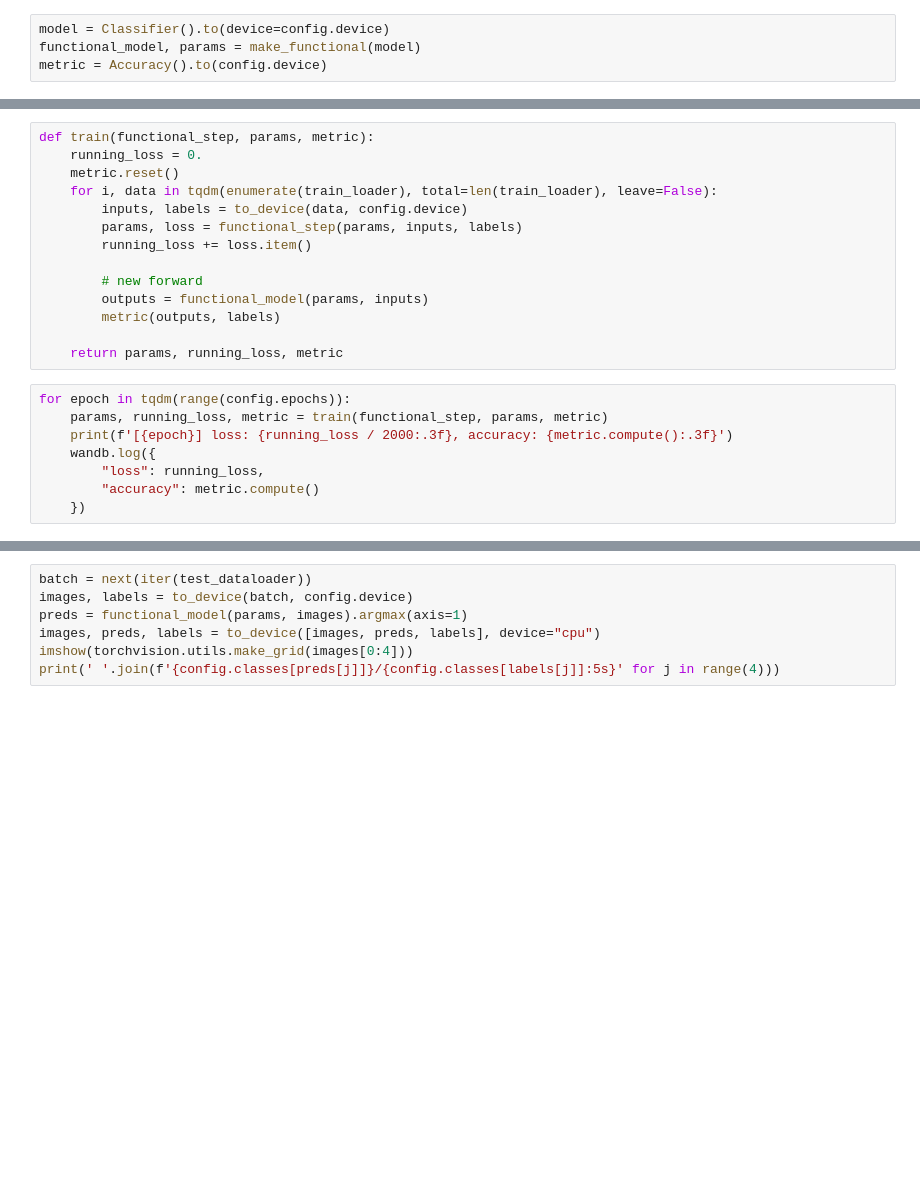
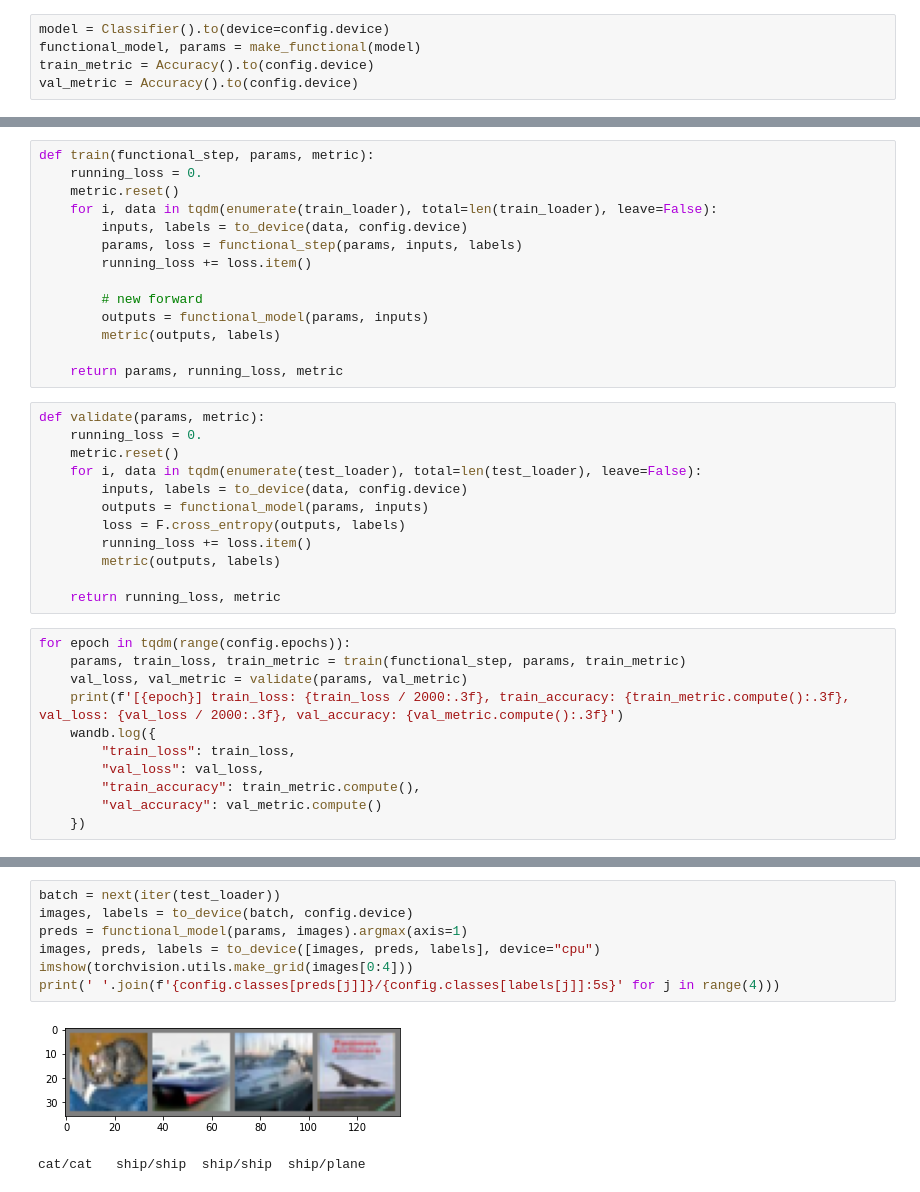
Before and after one commit to soumik12345/functorch-examples, a Jupyter notebook: 01_classfier_training.ipynb, the cells around one changed output, grey strips where cells are left out. Saved outputs shown, nothing was run; the diff lists cells and outputs as text; blank space fills up the shorter version.

```diff
--- a/01_classfier_training.ipynb
+++ b/01_classfier_training.ipynb
@@ -153,7 +201,8 @@ from functorch import make_functional, grad_and_value
 # %%
 model = Classifier().to(device=config.device)
 functional_model, params = make_functional(model)
-metric = Accuracy().to(config.device)
+train_metric = Accuracy().to(config.device)
+val_metric = Accuracy().to(config.device)
 # %%
 def sgd_optimizer(weights, gradients, learning_rate):
     """Naive SGD implementation"""
@@ -188,11 +237,26 @@ def train(functional_step, params, metric):
         metric(outputs, labels)
 
     return params, running_loss, metric
+# %%
+def validate(params, metric):
+    running_loss = 0.
+    metric.reset()
+    for i, data in tqdm(enumerate(test_loader), total=len(test_loader), leave=False):
+        inputs, labels = to_device(data, config.device)
+        outputs = functional_model(params, inputs)
+        loss = F.cross_entropy(outputs, labels)
+        running_loss += loss.item()
+        metric(outputs, labels)
+
+    return running_loss, metric
 # %%
 for epoch in tqdm(range(config.epochs)):
-    params, running_loss, metric = train(functional_step, params, metric)
-    print(f'[{epoch}] loss: {running_loss / 2000:.3f}, accuracy: {metric.compute():.3f}')
+    params, train_loss, train_metric = train(functional_step, params, train_metric)
+    val_loss, val_metric = validate(params, val_metric)
+    print(f'[{epoch}] train_loss: {train_loss / 2000:.3f}, train_accuracy: {train_metric.compute():.3f}, val_loss: {val_loss / 2000:.3f}, val_accuracy: {val_metric.compute():.3f}')
     wandb.log({
-        "loss": running_loss,
-        "accuracy": metric.compute()
+        "train_loss": train_loss,
+        "val_loss": val_loss,
+        "train_accuracy": train_metric.compute(),
+        "val_accuracy": val_metric.compute()
     })
@@ -199,9 +269,12 @@ for epoch in tqdm(range(config.epochs)):
 # %%
-batch = next(iter(test_dataloader))
+batch = next(iter(test_loader))
 images, labels = to_device(batch, config.device)
 preds = functional_model(params, images).argmax(axis=1)
 images, preds, labels = to_device([images, preds, labels], device="cpu")
 imshow(torchvision.utils.make_grid(images[0:4]))
 print(' '.join(f'{config.classes[preds[j]]}/{config.classes[labels[j]]:5s}' for j in range(4)))
+# %% [output]
+[figure, added]
+cat/cat   ship/ship  ship/ship  ship/plane
 # %%
 wandb.finish()
```
Also changed, not shown: parts of 9 cells of this notebook.
